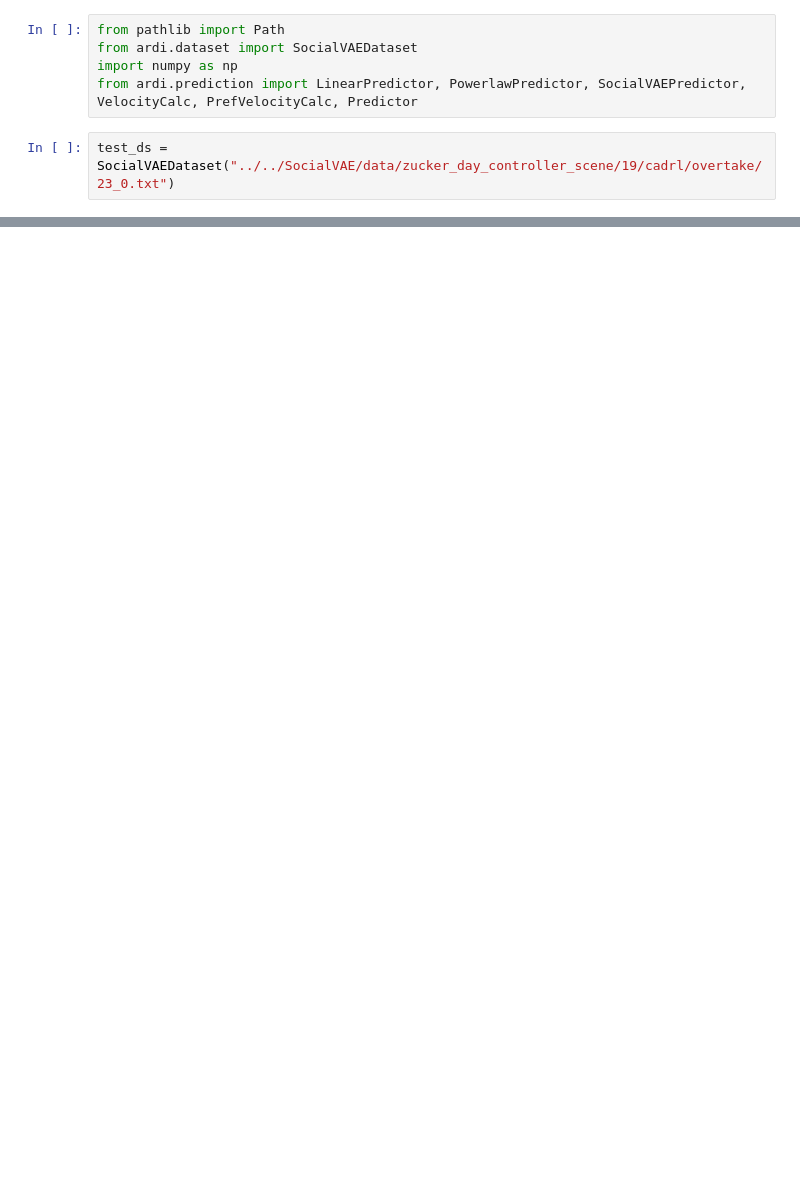
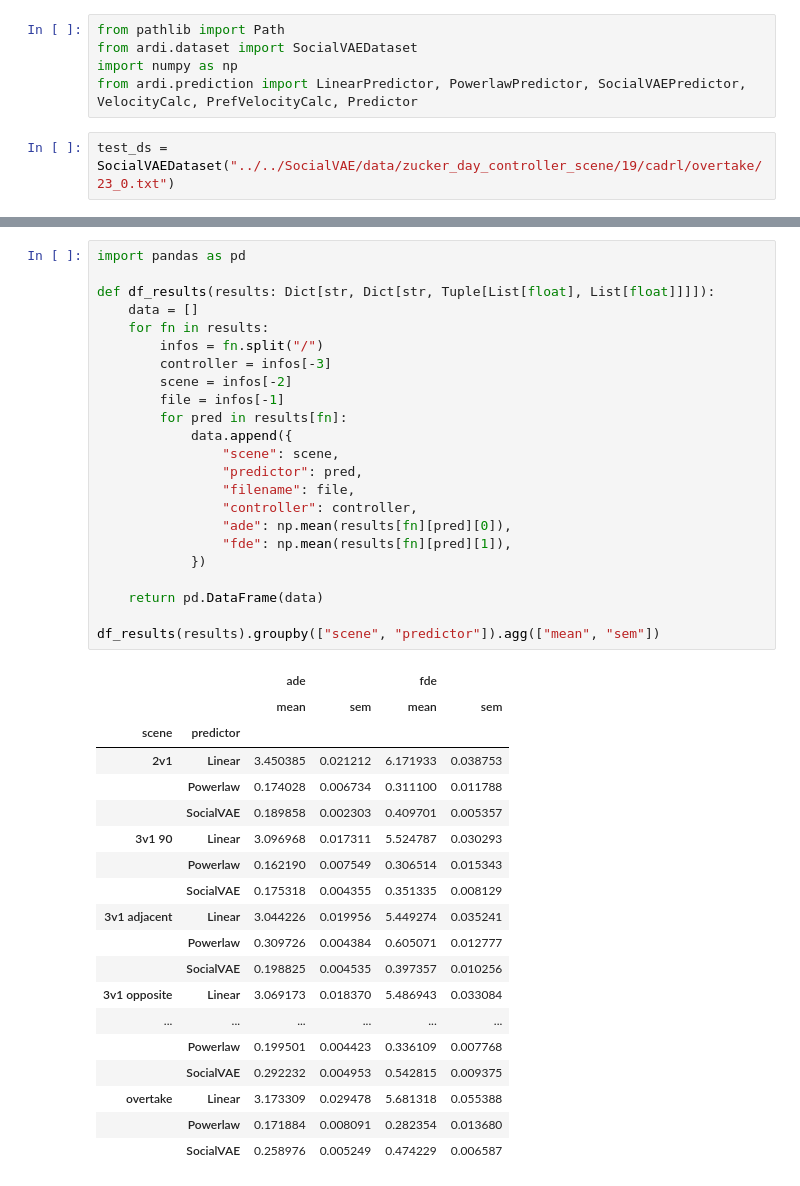
Before and after one commit to AlexanderDavid/TrajectoryUtilities, a Jupyter notebook: notebooks/prediction_comparison.ipynb, the cells around one changed output, grey strips where cells are left out. Drawn from its saved outputs; the diff is of its cells as text; blank space fills up the shorter version.

```diff
--- a/notebooks/prediction_comparison.ipynb
+++ b/notebooks/prediction_comparison.ipynb
@@ -78,4 +96,47 @@ def plot_results(results: Dict[str, Dict[str, Tuple[List[float], List[float]]]],
 
     plt.suptitle(title)
     plt.legend()
+# %%
+import pandas as pd
+
+def df_results(results: Dict[str, Dict[str, Tuple[List[float], List[float]]]]):
+    data = []
+    for fn in results:
+        infos = fn.split("/")
+        controller = infos[-3]
+        scene = infos[-2]
+        file = infos[-1]
+        for pred in results[fn]:
+            data.append({
+                "scene": scene,
+                "predictor": pred,
+                "filename": file,
+                "controller": controller,
+                "ade": np.mean(results[fn][pred][0]),
+                "fde": np.mean(results[fn][pred][1]),
+            })
+
+    return pd.DataFrame(data)
+
+df_results(results).groupby(["scene", "predictor"]).agg(["mean", "sem"])
+# %% [output]
+|  |  | ade |  | fde |  |
+|  |  | mean | sem | mean | sem |
+| scene | predictor |  |  |  |  |
+| 2v1 | Linear | 3.450385 | 0.021212 | 6.171933 | 0.038753 |
+|  | Powerlaw | 0.174028 | 0.006734 | 0.311100 | 0.011788 |
+|  | SocialVAE | 0.189858 | 0.002303 | 0.409701 | 0.005357 |
+| 3v1 90 | Linear | 3.096968 | 0.017311 | 5.524787 | 0.030293 |
+|  | Powerlaw | 0.162190 | 0.007549 | 0.306514 | 0.015343 |
+|  | SocialVAE | 0.175318 | 0.004355 | 0.351335 | 0.008129 |
+| 3v1 adjacent | Linear | 3.044226 | 0.019956 | 5.449274 | 0.035241 |
+|  | Powerlaw | 0.309726 | 0.004384 | 0.605071 | 0.012777 |
+|  | SocialVAE | 0.198825 | 0.004535 | 0.397357 | 0.010256 |
+| 3v1 opposite | Linear | 3.069173 | 0.018370 | 5.486943 | 0.033084 |
+| ... | ... | ... | ... | ... | ... |
+|  | Powerlaw | 0.199501 | 0.004423 | 0.336109 | 0.007768 |
+|  | SocialVAE | 0.292232 | 0.004953 | 0.542815 | 0.009375 |
+| overtake | Linear | 3.173309 | 0.029478 | 5.681318 | 0.055388 |
+|  | Powerlaw | 0.171884 | 0.008091 | 0.282354 | 0.013680 |
+|  | SocialVAE | 0.258976 | 0.005249 | 0.474229 | 0.006587 |
 # %%
```
Also changed, not shown: parts of 6 cells of this notebook.
